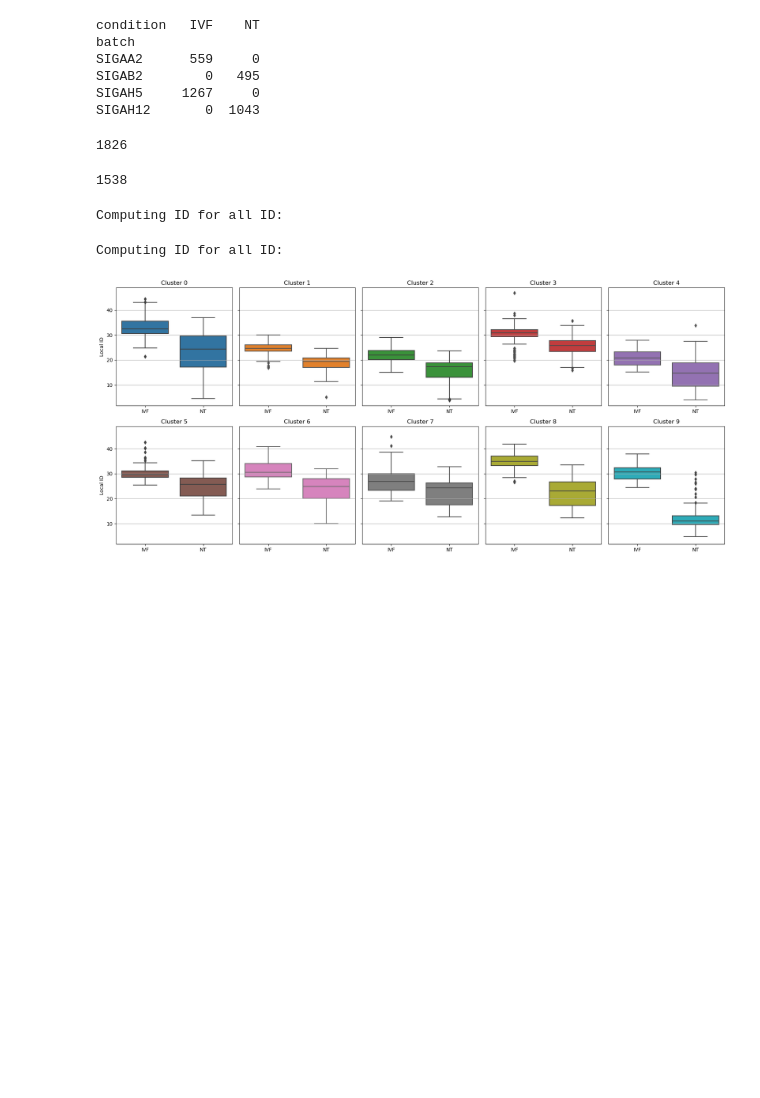
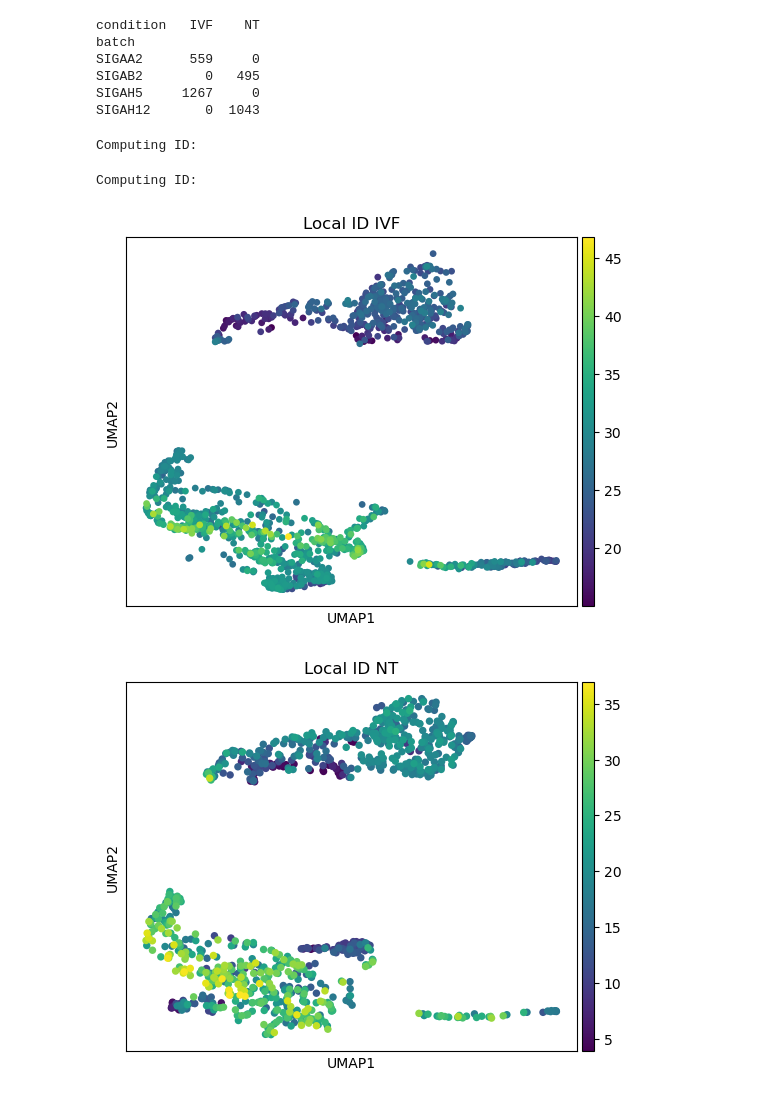
Before and after one commit to maddalenastn/IDEAS, a Jupyter notebook: Notebooks/Local_ID.ipynb, the cells around one changed output. Saved outputs shown, nothing was run; the diff lists cells and outputs as text; code cells hidden in the pictures; blank space fills up the shorter version.

```diff
--- a/Notebooks/Local_ID.ipynb
+++ b/Notebooks/Local_ID.ipynb
@@ -287,22 +118,21 @@ SIGAA2      559     0
 SIGAB2        0   495
 SIGAH5     1267     0
 SIGAH12       0  1043
-# %%
-1267+559
-# %% [output]
-1826
-# %%
-495+1043
-# %% [output]
-1538
 # %%
 # run local ID analysis separately for NT and IVF
 n_neighbors = 100
-IDs_ivf = compute_ID(adata_ivf, method='local_2nn', n_samples = len(adata_ivf), n_neighbors = n_neighbors, full_output = True)
-IDs_nt = compute_ID(adata_nt, method='local_2nn', n_samples = len(adata_nt), n_neighbors = n_neighbors, full_output = True)
+IDs_ivf = compute_ID(adata_ivf, method='local_2nn', n_neighbors = n_neighbors)
+IDs_nt = compute_ID(adata_nt, method='local_2nn', n_neighbors = n_neighbors)
 adata_ivf = add_local_ID_to_adata(adata_ivf,IDs_ivf, n_neighbors)
 adata_nt = add_local_ID_to_adata(adata_nt,IDs_nt, n_neighbors)
 # %% [output]
-Computing ID for all ID:
+Computing ID:
-Computing ID for all ID:
+Computing ID:
+# %%
+# visualize local ID in a UMAP projection
+sc.pl.umap(adata_ivf, color=['local_ID_100'], title = ['Local ID IVF'], alpha=1.)
+sc.pl.umap(adata_nt, color=['local_ID_100'], title = ['Local ID NT'], alpha=1.)
+# %% [output]
+[figure, added]
+[figure, added]
 # %%
@@ -309,7 +141,2 @@ Computing ID for all ID:
 #adata_ivf.write('../Datasets/Xenopus_IVF_to_plot.h5ad')
 #adata_nt.write('../Datasets/Xenopus_NT_to_plot.h5ad')
-# %%
-#plot difference in the ID for each cluster
-plot_clusters_boxplot(adata_ivf, adata_nt)
-# %% [output]
-[figure, removed]
```
Also changed, not shown: parts of 28 cells of this notebook, 7 other files.
